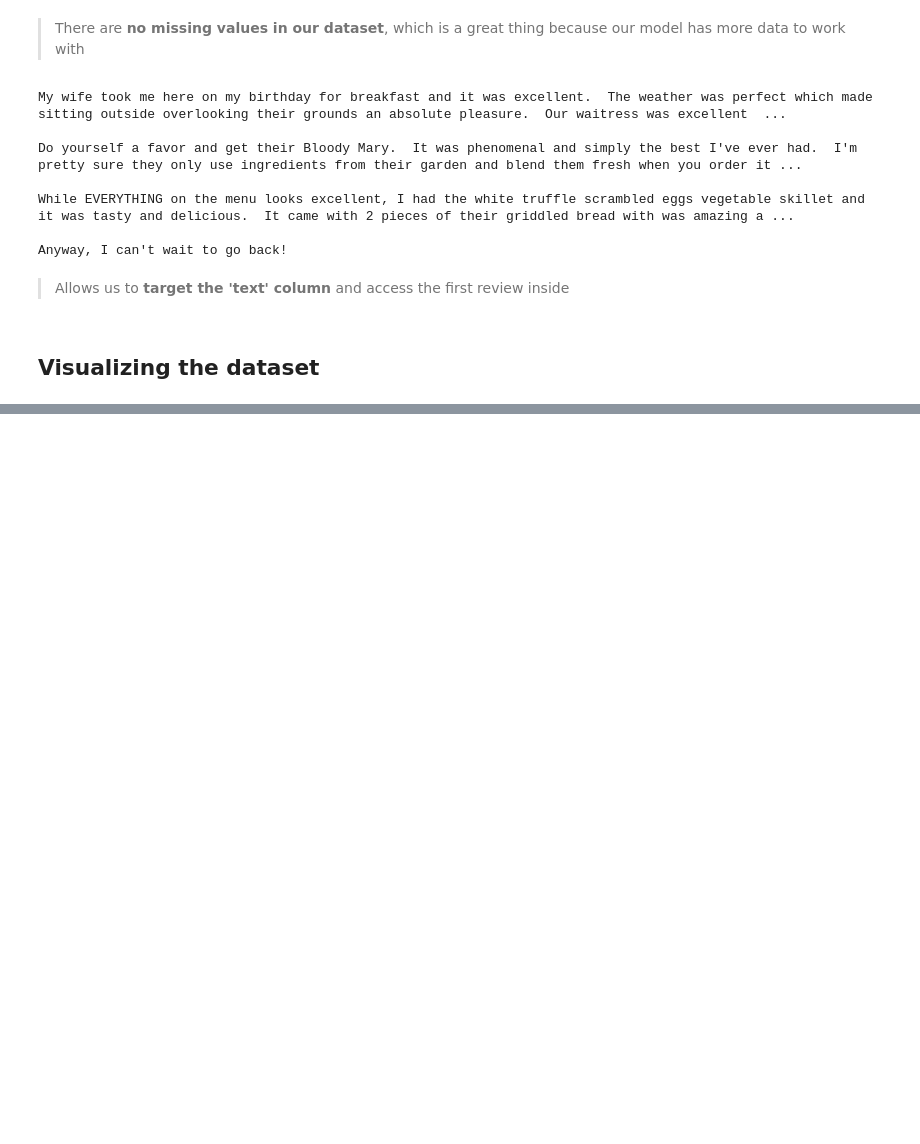
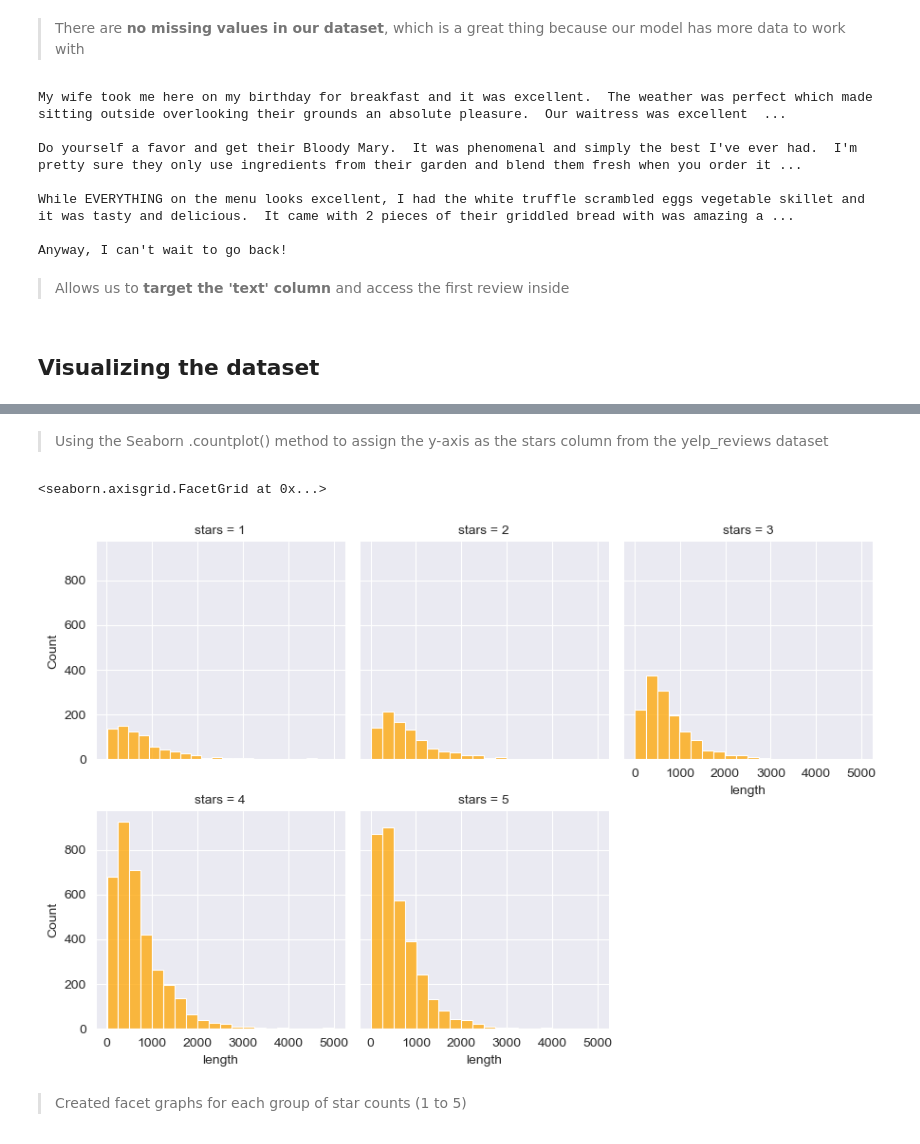
Before and after one commit to redayzarra/NLP_YelpReviews, a Jupyter notebook: Yelp_Reviews_NLP.ipynb, the cells around one changed output, grey strips where cells are left out. Drawn from its saved outputs; the diff is of its cells as text; code cells hidden in the pictures; blank space fills up the shorter version.

Commit message:
Plotting the star count for reviews

```diff
--- a/Yelp_Reviews_NLP.ipynb
+++ b/Yelp_Reviews_NLP.ipynb
@@ -185,0 +184,10 @@ sns.countplot(y = 'stars', data = yelp_reviews)
+# %% [markdown]
+> Using the Seaborn .countplot() method to assign the y-axis as the stars column from the yelp_reviews dataset
+# %%
+facet = sns.FacetGrid(data = yelp_reviews, col = 'stars', col_wrap = 3)
+facet.map(sns.histplot, 'length', bins = 20, color = 'orange')
+# %% [output]
+<seaborn.axisgrid.FacetGrid at 0x...>
+[figure, added]
+# %% [markdown]
+> Created facet graphs for each group of star counts (1 to 5)
```
Also changed, not shown: parts of 35 cells of this notebook, 1 other file.
